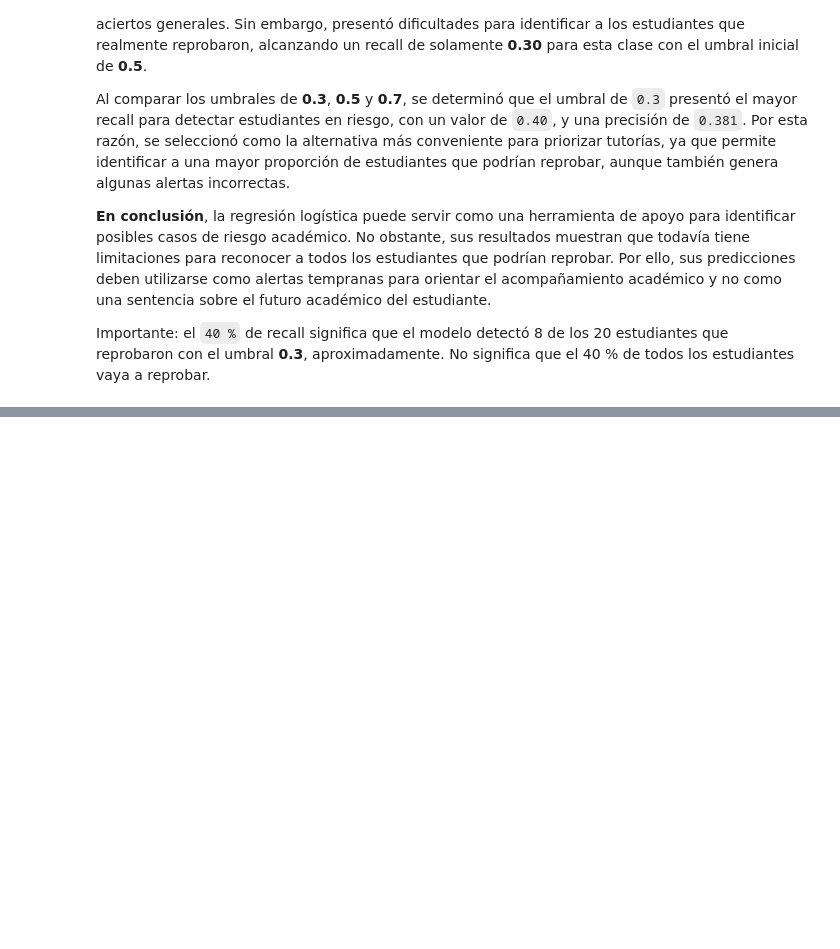
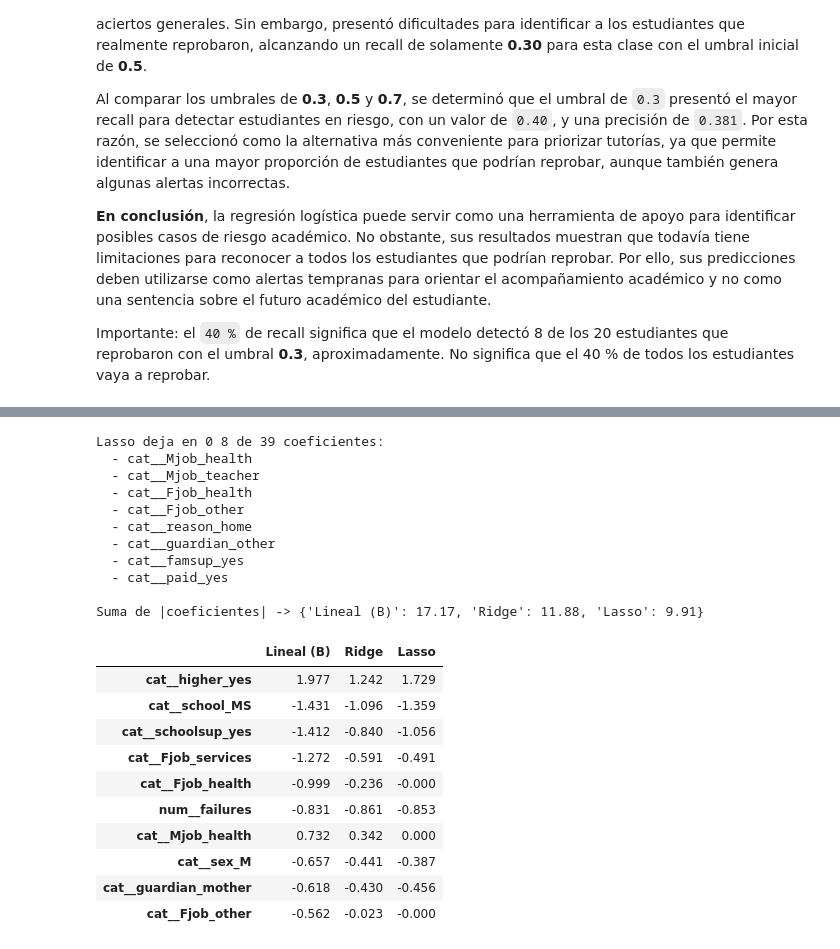
Before and after one commit to ugsaulzc/riesgo-academico-regresion-clasificacion, a Jupyter notebook: ProyectoP1_ELMA-4-1_GrupoB.ipynb, the cells around one changed output, grey strips where cells are left out. Saved outputs shown, nothing was run; the diff lists cells and outputs as text; code cells hidden in the pictures; blank space fills up the shorter version.

```diff
--- a/ProyectoP1_ELMA-4-1_GrupoB.ipynb
+++ b/ProyectoP1_ELMA-4-1_GrupoB.ipynb
@@ -1499,0 +1509,26 @@ Importante: el `40 %` de recall significa que el modelo detectó 8 de los 20 est
+# %%
+# ============================================================
+# Bonificación: Ridge y Lasso sobre las variables del Modelo B
+# ============================================================
+from sklearn.linear_model import RidgeCV, LassoCV
+
+# Valores de alpha a probar (escala logarítmica: de muy poco a mucho castigo)
+alphas_ridge = np.logspace(-3, 3, 50)
+alphas_lasso = np.logspace(-3, 1, 50)
+
+# Mismo preprocesamiento del Modelo B; clone() da una copia sin entrenar.
+# RidgeCV elige alpha con validación cruzada "dejando uno fuera" (su opción por defecto);
+# LassoCV, con las mismas 5 particiones (kf) de la sección 3.2. Ambos, solo con train.
+pipe_ridge = Pipeline(steps=[
+    ("preprocesamiento", clone(preproc_B)),
+    ("modelo", RidgeCV(alphas=alphas_ridge))
+])
+pipe_lasso = Pipeline(steps=[
+    ("preprocesamiento", clone(preproc_B)),
+    ("modelo", LassoCV(alphas=alphas_lasso, cv=kf, max_iter=50000, random_state=SEED))
+])
+pipe_ridge.fit(X_train_B, y_train_reg)
+pipe_lasso.fit(X_train_B, y_train_reg)
+
+print("alpha elegido -> Ridge:", round(pipe_ridge.named_steps["modelo"].alpha_, 4),
+      "| Lasso:", round(pipe_lasso.named_steps["modelo"].alpha_, 4))
@@ -1499,0 +1553,42 @@ Importante: el `40 %` de recall significa que el modelo detectó 8 de los 20 est
+# %%
+# Coeficientes de los tres modelos (mismas 39 columnas y mismas escalas que en la sección 3.2)
+coef_comp = pd.DataFrame({
+    "Lineal (B)": pipe_B.named_steps["modelo"].coef_,
+    "Ridge": pipe_ridge.named_steps["modelo"].coef_,
+    "Lasso": pipe_lasso.named_steps["modelo"].coef_,
+}, index=nombres_B)
+
+# Variables que Lasso elimina (coeficiente exactamente igual a 0)
+ceros_lasso = coef_comp.index[coef_comp["Lasso"] == 0].tolist()
+print(f"Lasso deja en 0 {len(ceros_lasso)} de {len(coef_comp)} coeficientes:")
+for c in ceros_lasso:
+    print("  -", c)
+
+# Tamaño total de los coeficientes: la regularización lo reduce
+print("\nSuma de |coeficientes| ->", {k: round(v, 2) for k, v in coef_comp.abs().sum().items()})
+
+# Las 10 columnas con mayor coeficiente en el Modelo B, comparadas en los tres modelos
+display(coef_comp.reindex(coef_comp["Lineal (B)"].abs().sort_values(ascending=False).index).head(10).round(3))
+# %% [output]
+Lasso deja en 0 8 de 39 coeficientes:
+  - cat__Mjob_health
+  - cat__Mjob_teacher
+  - cat__Fjob_health
+  - cat__Fjob_other
+  - cat__reason_home
+  - cat__guardian_other
+  - cat__famsup_yes
+  - cat__paid_yes
+
+Suma de |coeficientes| -> {'Lineal (B)': 17.17, 'Ridge': 11.88, 'Lasso': 9.91}
+|  | Lineal (B) | Ridge | Lasso |
+| cat__higher_yes | 1.977 | 1.242 | 1.729 |
+| cat__school_MS | -1.431 | -1.096 | -1.359 |
+| cat__schoolsup_yes | -1.412 | -0.840 | -1.056 |
+| cat__Fjob_services | -1.272 | -0.591 | -0.491 |
+| cat__Fjob_health | -0.999 | -0.236 | -0.000 |
+| num__failures | -0.831 | -0.861 | -0.853 |
+| cat__Mjob_health | 0.732 | 0.342 | 0.000 |
+| cat__sex_M | -0.657 | -0.441 | -0.387 |
+| cat__guardian_mother | -0.618 | -0.430 | -0.456 |
+| cat__Fjob_other | -0.562 | -0.023 | -0.000 |
```
Also changed, not shown: parts of 5 cells of this notebook.
